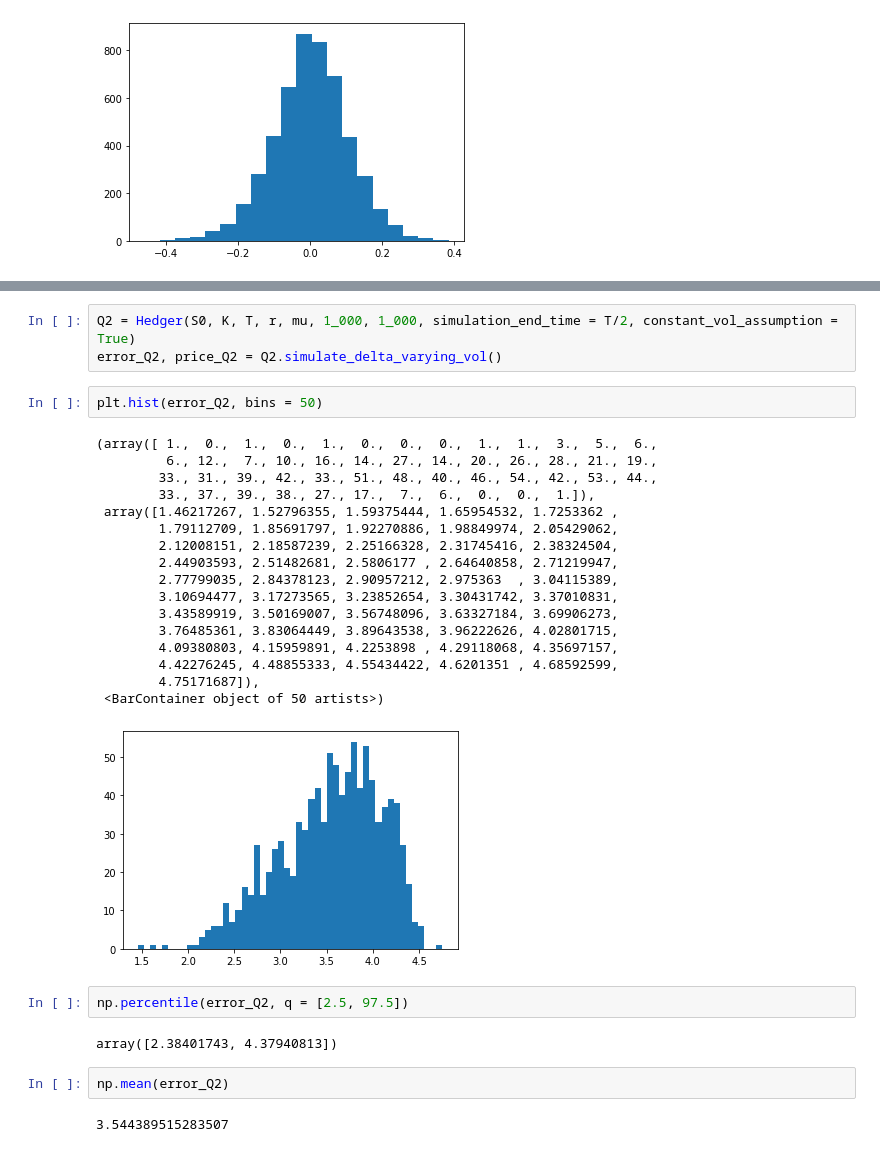
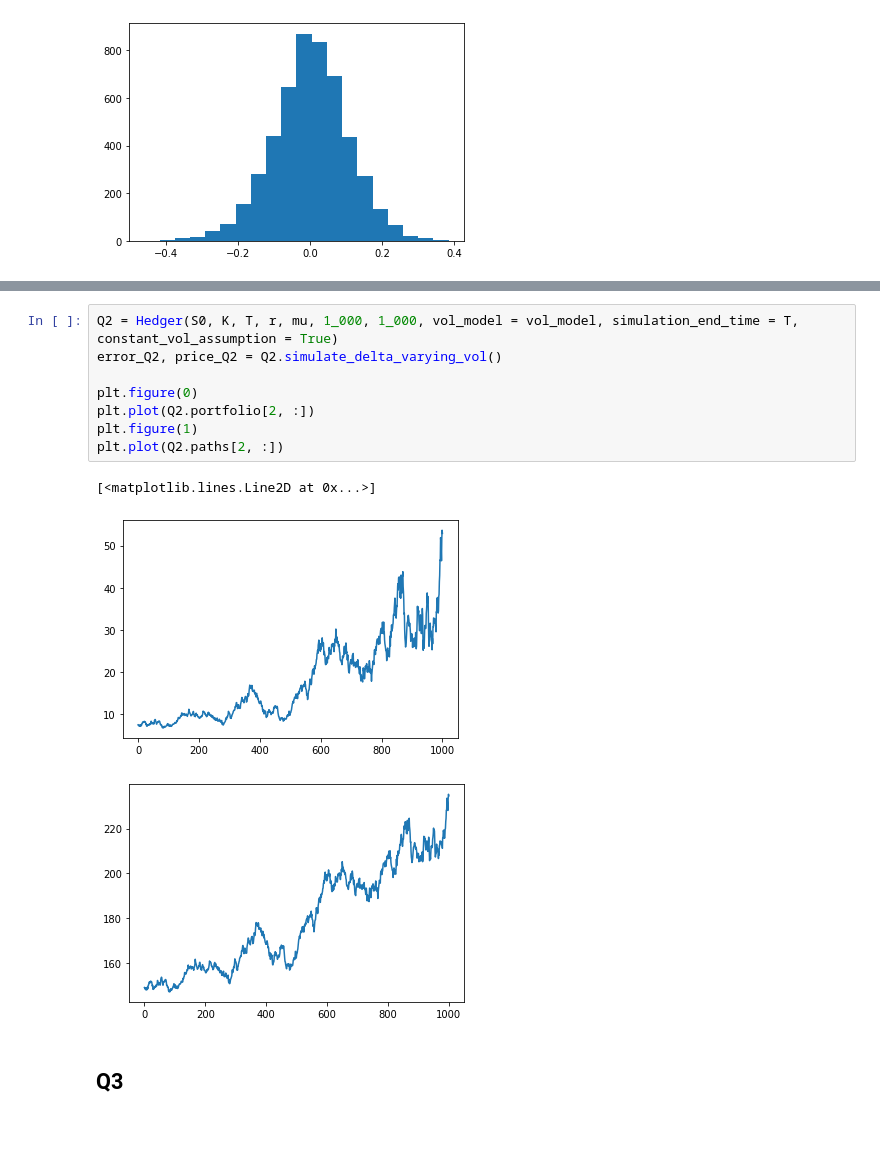
Before and after one commit to Jamjam1729/Masters_Coursework, a Jupyter notebook: FM06 Coursework.ipynb, the cells around one changed output, grey strips where cells are left out. Drawn from its saved outputs; the diff is of its cells as text.

```diff
--- a/FM06 Coursework.ipynb
+++ b/FM06 Coursework.ipynb
@@ -261,31 +301,14 @@ plt.hist(Q2_test_error, bins = 20)
 # %%
-Q2 = Hedger(S0, K, T, r, mu, 1_000, 1_000, simulation_end_time = T/2, constant_vol_assumption = True)
+Q2 = Hedger(S0, K, T, r, mu, 1_000, 1_000, vol_model = vol_model, simulation_end_time = T, constant_vol_assumption = True)
 error_Q2, price_Q2 = Q2.simulate_delta_varying_vol()
+
+plt.figure(0)
+plt.plot(Q2.portfolio[2, :])
+plt.figure(1)
+plt.plot(Q2.paths[2, :])
+# %% [output]
+[<matplotlib.lines.Line2D at 0x...>]
+[figure, added]
+[figure, added]
-# %%
-plt.hist(error_Q2, bins = 50)
-# %% [output]
-(array([ 1.,  0.,  1.,  0.,  1.,  0.,  0.,  0.,  1.,  1.,  3.,  5.,  6.,
-         6., 12.,  7., 10., 16., 14., 27., 14., 20., 26., 28., 21., 19.,
-        33., 31., 39., 42., 33., 51., 48., 40., 46., 54., 42., 53., 44.,
-        33., 37., 39., 38., 27., 17.,  7.,  6.,  0.,  0.,  1.]),
- array([1.46217267, 1.52796355, 1.59375444, 1.65954532, 1.7253362 ,
-        1.79112709, 1.85691797, 1.92270886, 1.98849974, 2.05429062,
-        2.12008151, 2.18587239, 2.25166328, 2.31745416, 2.38324504,
-        2.44903593, 2.51482681, 2.5806177 , 2.64640858, 2.71219947,
-        2.77799035, 2.84378123, 2.90957212, 2.975363  , 3.04115389,
-        3.10694477, 3.17273565, 3.23852654, 3.30431742, 3.37010831,
-        3.43589919, 3.50169007, 3.56748096, 3.63327184, 3.69906273,
-        3.76485361, 3.83064449, 3.89643538, 3.96222626, 4.02801715,
-        4.09380803, 4.15959891, 4.2253898 , 4.29118068, 4.35697157,
-        4.42276245, 4.48855333, 4.55434422, 4.6201351 , 4.68592599,
-        4.75171687]),
- <BarContainer object of 50 artists>)
-[figure, removed]
-# %%
-np.percentile(error_Q2, q = [2.5, 97.5])
-# %% [output]
-array([2.38401743, 4.37940813])
-# %%
-np.mean(error_Q2)
-# %% [output]
-3.544389515283507
+# %% [markdown]
+## Q3
```
Also changed, not shown: parts of 10 cells of this notebook.
